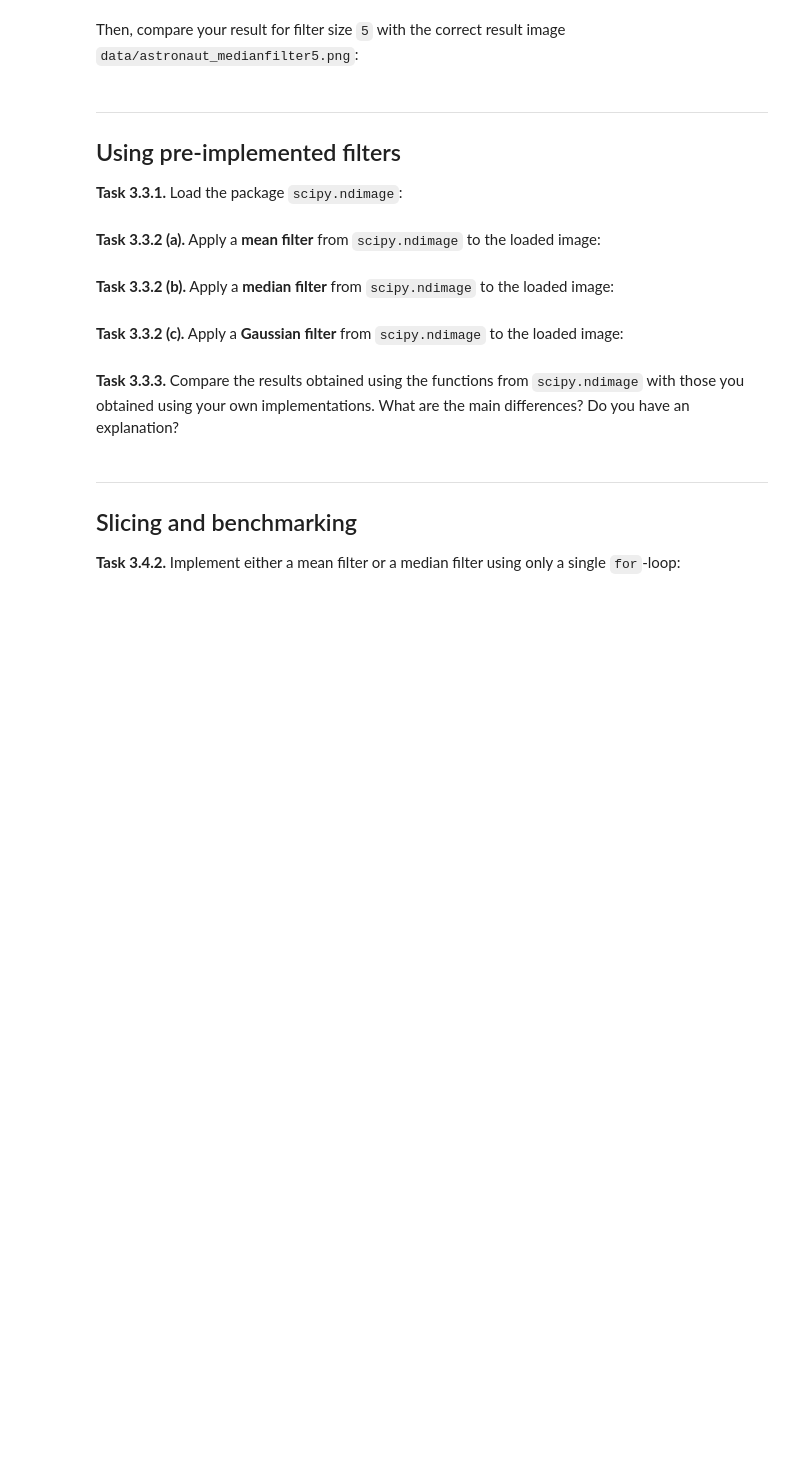
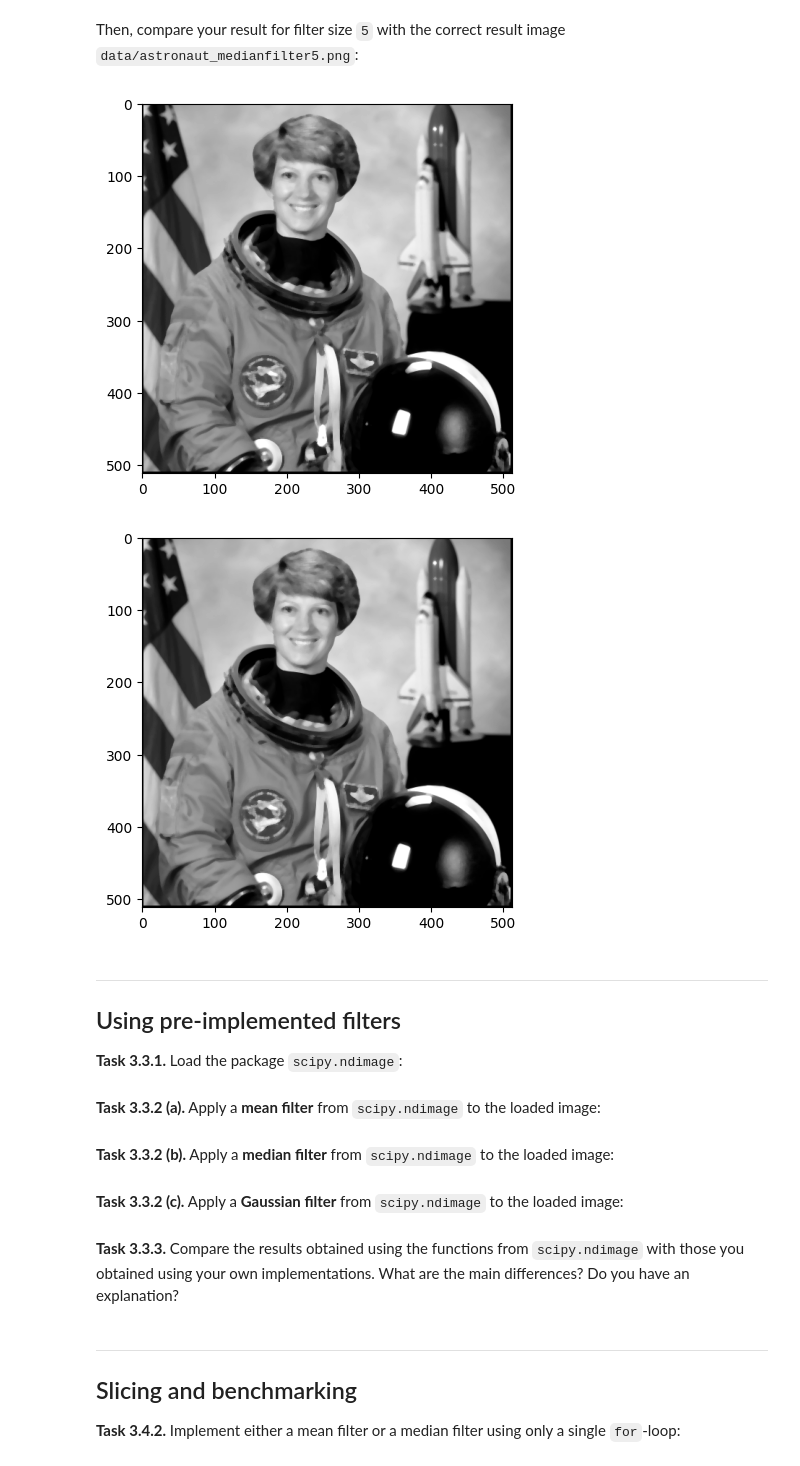
Before and after one commit to Juls-1234/mobi-fs3-python, a Jupyter notebook: task3.ipynb, the cells around one changed output. Cells and saved outputs as stored; diff of their text form; code cells hidden in the pictures; blank space fills up the shorter version.

```diff
--- a/task3.ipynb
+++ b/task3.ipynb
@@ -107,2 +112,21 @@ TypeError: unsupported operand type(s) for //: 'list' and 'int'
 # %% [markdown]
 **<a id="#">Task 3.2.2.</a>** First, test your implementation from above by using the function `medianfilter` for the previously loaded image and show the result:
+# %%
+def medianfilter(img_in, size):
+    img3=img_in.copy()
+    result = numpy.zeros(img_in.shape)
+    n = (size - 1) // 2
+    for p in numpy.ndindex(img_in.shape):
+        if p[0]>=n and p[1]>=n and p[0]< img_in.shape[0]-n and p[1]< img_in.shape[1]-n:
+            neighborhood_list=[]
+            for q in numpy.ndindex(size, size):
+                intensity = img3[p[0]-n+q[0],p[1]-n+q[1]]
+                neighborhood_list.append(intensity)
+            neighborhood_list.sort()
+            mid_index= len(neighborhood_list) //2
+            result[p]= neighborhood_list[mid_index]
+    return result
+
+
+img_median = medianfilter(img1, size=3)
+plt.imshow(img_mean, 'gray')
@@ -109,5 +136,32 @@ TypeError: unsupported operand type(s) for //: 'list' and 'int'
 # %% [markdown]
 Then, compare your result for filter size `5` with the correct result image `data/astronaut_medianfilter5.png`:
+# %%
+def medianfilter(img_in, size):
+    img3=img_in.copy()
+    result = numpy.zeros(img_in.shape)
+    n = (size - 1) // 2
+    for p in numpy.ndindex(img_in.shape):
+        if p[0]>=n and p[1]>=n and p[0]< img_in.shape[0]-n and p[1]< img_in.shape[1]-n:
+            neighborhood_list=[]
+            for q in numpy.ndindex(size, size):
+                intensity = img3[p[0]-n+q[0],p[1]-n+q[1]]
+                neighborhood_list.append(intensity)
+            neighborhood_list.sort()
+            mid_index= len(neighborhood_list) //2
+            result[p]= neighborhood_list[mid_index]
+    return result
+
+img_median = medianfilter(img1, size=5)
+plt.figure()
+plt.imshow(img_median, 'gray')
+plt.figure()
+img_test=plt.imread('data/astronaut_medianfilter5.png')
+plt.imshow(img_test, 'gray')
+
+assert numpy.allclose(img_median, img_test, atol=1/255)
+# %% [output]
+[figure, added]
+[figure, added]
 # %% [markdown]
 ---
 
```
Also changed, not shown: parts of 2 cells of this notebook.
